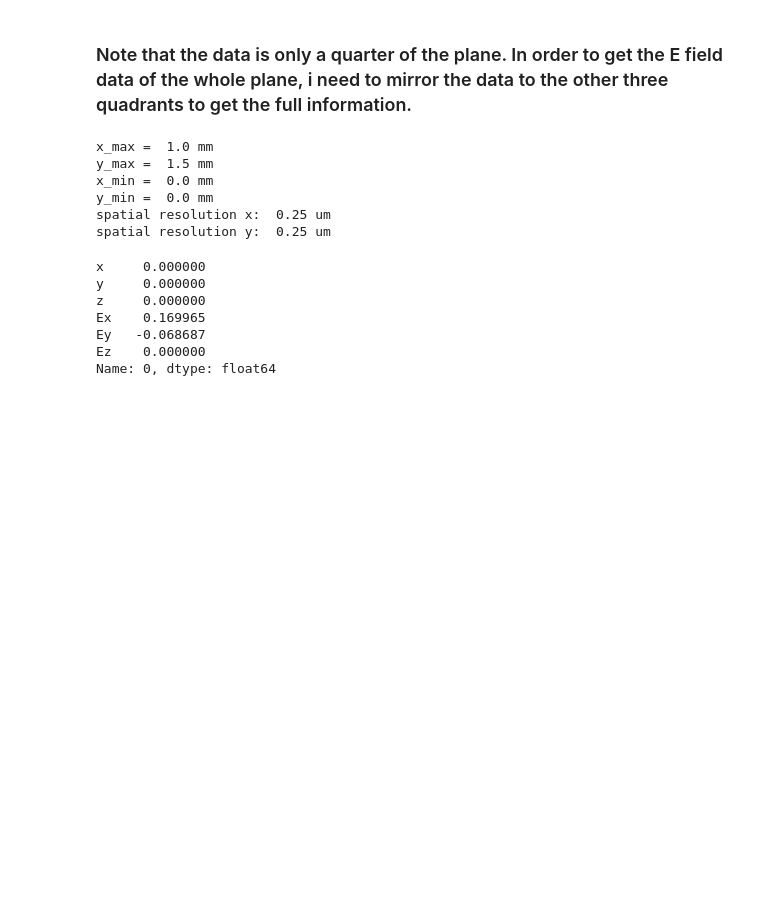
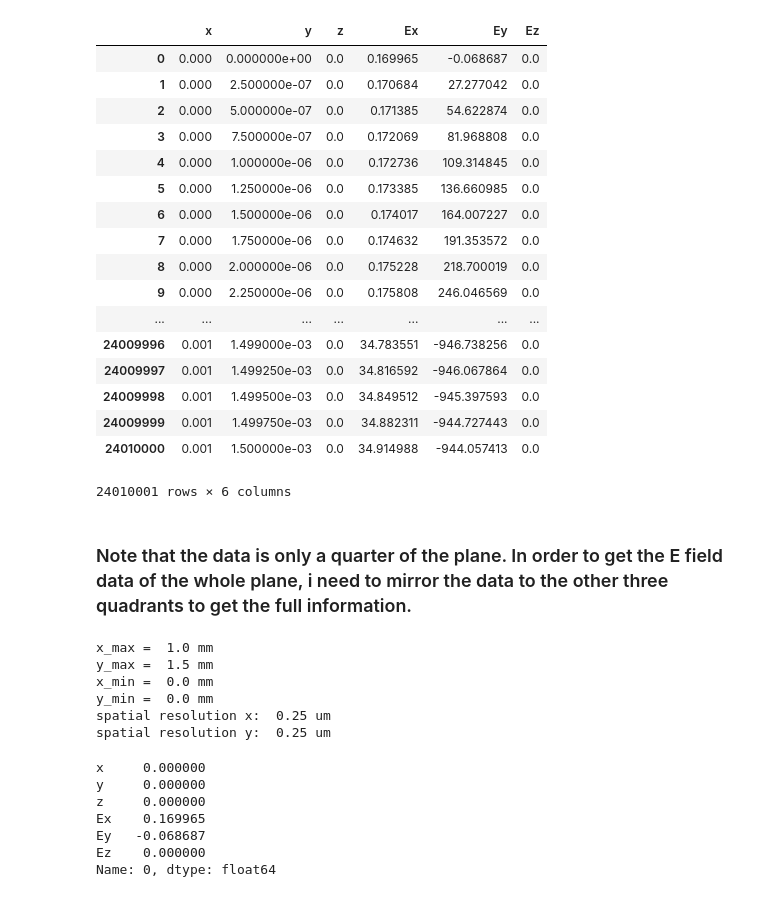
Before and after one commit to HaeffnerLab/Electron-Trap-Design-Testing, a Jupyter notebook: particle_trajectory_sim/250nm_quarter_sim1.ipynb, the cells around one changed output. Cells and saved outputs as stored; diff of their text form; code cells hidden in the pictures; blank space fills up the shorter version.

```diff
--- a/particle_trajectory_sim/250nm_quarter_sim1.ipynb
+++ b/particle_trajectory_sim/250nm_quarter_sim1.ipynb
@@ -18,5 +18,26 @@ m = 9.10938356e-31 #kg (electron)
 kB = 1.38064852e-23 # J/K
 f = 1.5e9 # Electrode frequency, in Hertz
+# %%
+df
+# %% [output]
+|  | x | y | z | Ex | Ey | Ez |
+| 0 | 0.000 | 0.000000e+00 | 0.0 | 0.169965 | -0.068687 | 0.0 |
+| 1 | 0.000 | 2.500000e-07 | 0.0 | 0.170684 | 27.277042 | 0.0 |
+| 2 | 0.000 | 5.000000e-07 | 0.0 | 0.171385 | 54.622874 | 0.0 |
+| 3 | 0.000 | 7.500000e-07 | 0.0 | 0.172069 | 81.968808 | 0.0 |
+| 4 | 0.000 | 1.000000e-06 | 0.0 | 0.172736 | 109.314845 | 0.0 |
+| 5 | 0.000 | 1.250000e-06 | 0.0 | 0.173385 | 136.660985 | 0.0 |
+| 6 | 0.000 | 1.500000e-06 | 0.0 | 0.174017 | 164.007227 | 0.0 |
+| 7 | 0.000 | 1.750000e-06 | 0.0 | 0.174632 | 191.353572 | 0.0 |
+| 8 | 0.000 | 2.000000e-06 | 0.0 | 0.175228 | 218.700019 | 0.0 |
+| 9 | 0.000 | 2.250000e-06 | 0.0 | 0.175808 | 246.046569 | 0.0 |
+| ... | ... | ... | ... | ... | ... | ... |
+| 24009996 | 0.001 | 1.499000e-03 | 0.0 | 34.783551 | -946.738256 | 0.0 |
+| 24009997 | 0.001 | 1.499250e-03 | 0.0 | 34.816592 | -946.067864 | 0.0 |
+| 24009998 | 0.001 | 1.499500e-03 | 0.0 | 34.849512 | -945.397593 | 0.0 |
+| 24009999 | 0.001 | 1.499750e-03 | 0.0 | 34.882311 | -944.727443 | 0.0 |
+| 24010000 | 0.001 | 1.500000e-03 | 0.0 | 34.914988 | -944.057413 | 0.0 |
+24010001 rows × 6 columns
 # %% [markdown]
 ### Note that the data is only a quarter of the plane. In order to get the E field data of the whole plane, i need to mirror the data to the other three quadrants to get the full information.
 # %%
```
Also changed, not shown: parts of 4 cells of this notebook, 15 other files.
